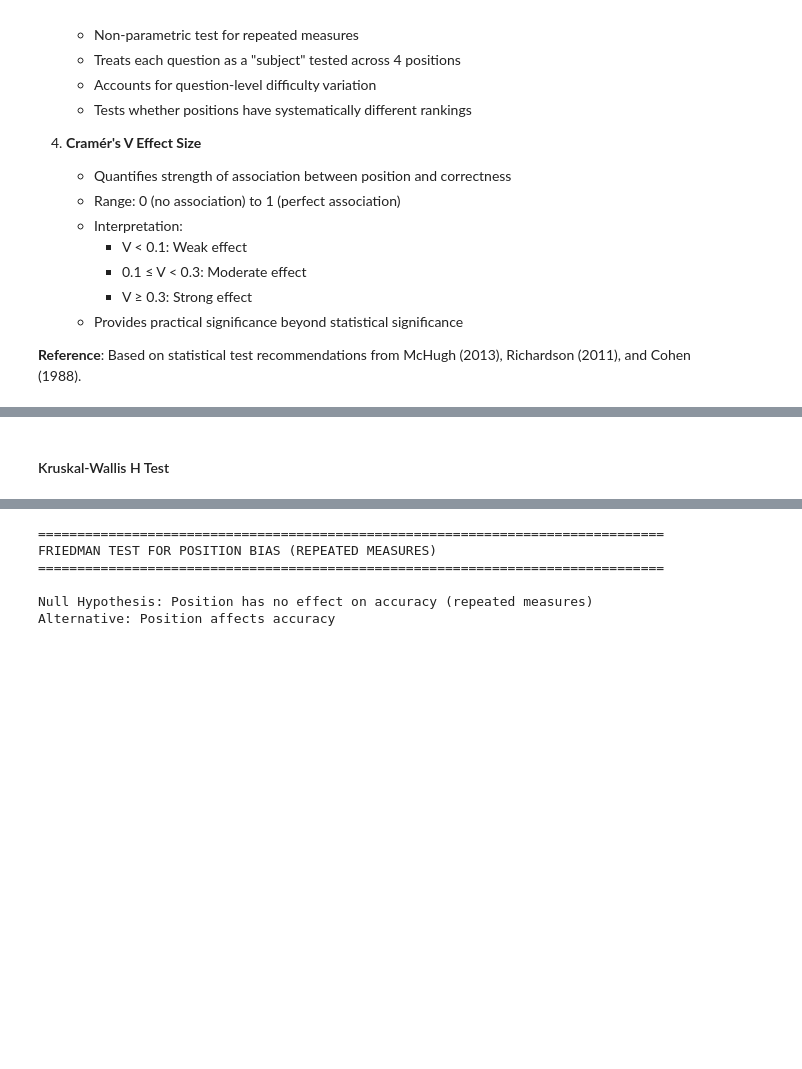
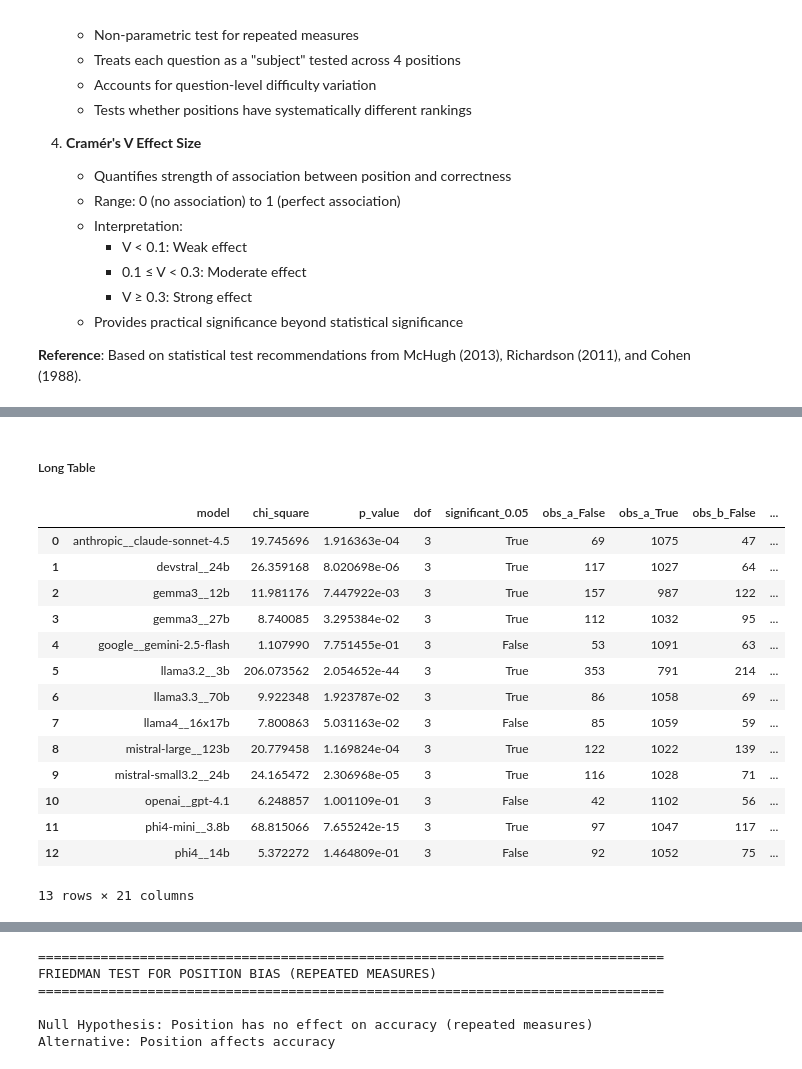
Before and after one commit to ryan-a-bell/dissertation, a Jupyter notebook: src/phase6_analysis/analysis.ipynb, the cells around one changed output, grey strips where cells are left out. Saved outputs shown, nothing was run; the diff lists cells and outputs as text; code cells hidden in the pictures; blank space fills up the shorter version.

```diff
--- a/src/phase6_analysis/analysis.ipynb
+++ b/src/phase6_analysis/analysis.ipynb
@@ -449,2 +507,52 @@ Model: phi4__14b
-# %% [markdown]
-#### Kruskal-Wallis H Test
+# %% [markdown]
+##### Long Table
+# %%
+import pandas as pd
+from scipy.stats import chi2_contingency
+
+rows = []
+
+for model in mcq_fixed['model'].unique():
+    model_data = mcq_fixed[mcq_fixed['model'] == model]
+    contingency = pd.crosstab(model_data['variant'], model_data['is_correct'])
+
+    chi2, p_value, dof, expected = chi2_contingency(contingency)
+    expected_df = pd.DataFrame(expected, index=contingency.index, columns=contingency.columns)
+
+    flat_observed = contingency.stack()
+    flat_expected = expected_df.stack()
+
+    row = {
+        "model": model,
+        "chi_square": chi2,
+        "p_value": p_value,
+        "dof": dof,
+        "significant_0.05": p_value < 0.05,
+    }
+
+    # Add observed + expected columns
+    for idx, val in flat_observed.items():
+        row[f"obs_{idx[0]}_{idx[1]}"] = val
+    for idx, val in flat_expected.items():
+        row[f"exp_{idx[0]}_{idx[1]}"] = val
+
+    rows.append(row)
+
+chi_square_df = pd.DataFrame(rows)
+chi_square_df
+# %% [output]
+|  | model | chi_square | p_value | dof | significant_0.05 | obs_a_False | obs_a_True | obs_b_False | ... |
+| 0 | anthropic__claude-sonnet-4.5 | 19.745696 | 1.916363e-04 | 3 | True | 69 | 1075 | 47 | ... |
+| 1 | devstral__24b | 26.359168 | 8.020698e-06 | 3 | True | 117 | 1027 | 64 | ... |
+| 2 | gemma3__12b | 11.981176 | 7.447922e-03 | 3 | True | 157 | 987 | 122 | ... |
+| 3 | gemma3__27b | 8.740085 | 3.295384e-02 | 3 | True | 112 | 1032 | 95 | ... |
+| 4 | google__gemini-2.5-flash | 1.107990 | 7.751455e-01 | 3 | False | 53 | 1091 | 63 | ... |
+| 5 | llama3.2__3b | 206.073562 | 2.054652e-44 | 3 | True | 353 | 791 | 214 | ... |
+| 6 | llama3.3__70b | 9.922348 | 1.923787e-02 | 3 | True | 86 | 1058 | 69 | ... |
+| 7 | llama4__16x17b | 7.800863 | 5.031163e-02 | 3 | False | 85 | 1059 | 59 | ... |
+| 8 | mistral-large__123b | 20.779458 | 1.169824e-04 | 3 | True | 122 | 1022 | 139 | ... |
+| 9 | mistral-small3.2__24b | 24.165472 | 2.306968e-05 | 3 | True | 116 | 1028 | 71 | ... |
+| 10 | openai__gpt-4.1 | 6.248857 | 1.001109e-01 | 3 | False | 42 | 1102 | 56 | ... |
+| 11 | phi4-mini__3.8b | 68.815066 | 7.655242e-15 | 3 | True | 97 | 1047 | 117 | ... |
+| 12 | phi4__14b | 5.372272 | 1.464809e-01 | 3 | False | 92 | 1052 | 75 | ... |
+13 rows × 21 columns
```
Also changed, not shown: parts of 22 cells of this notebook, 21 other files.
